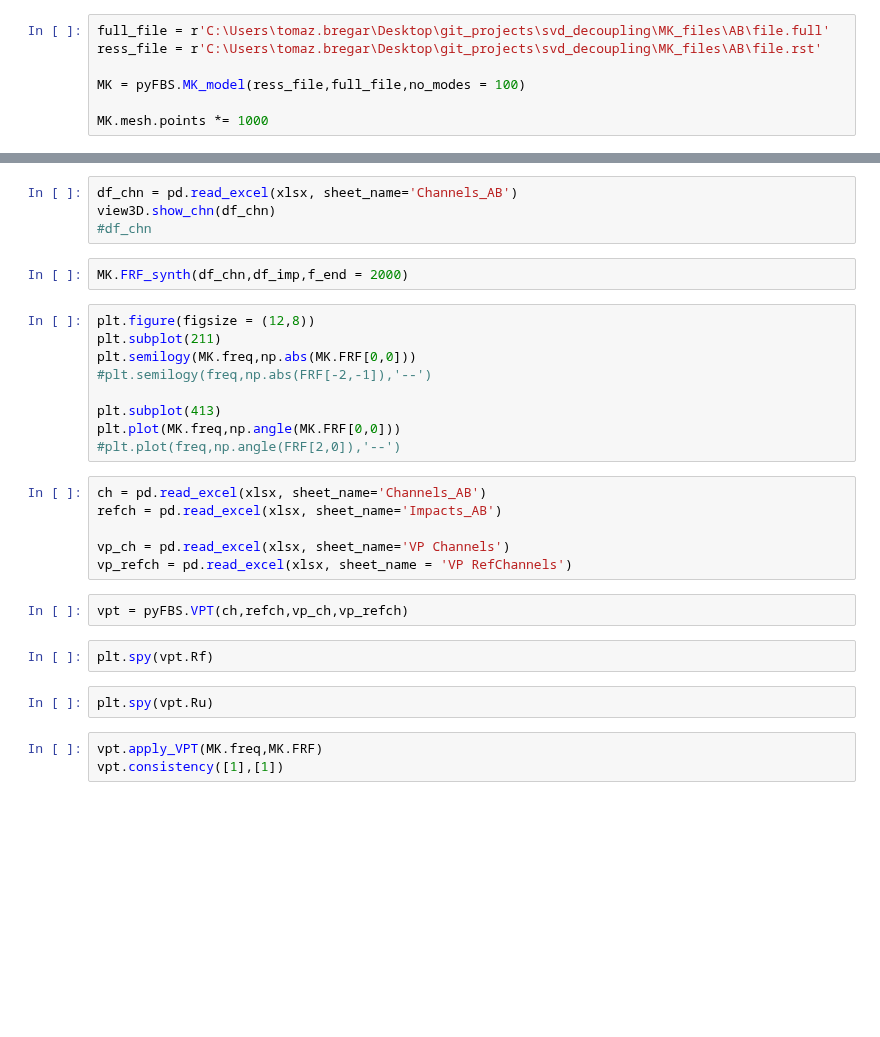
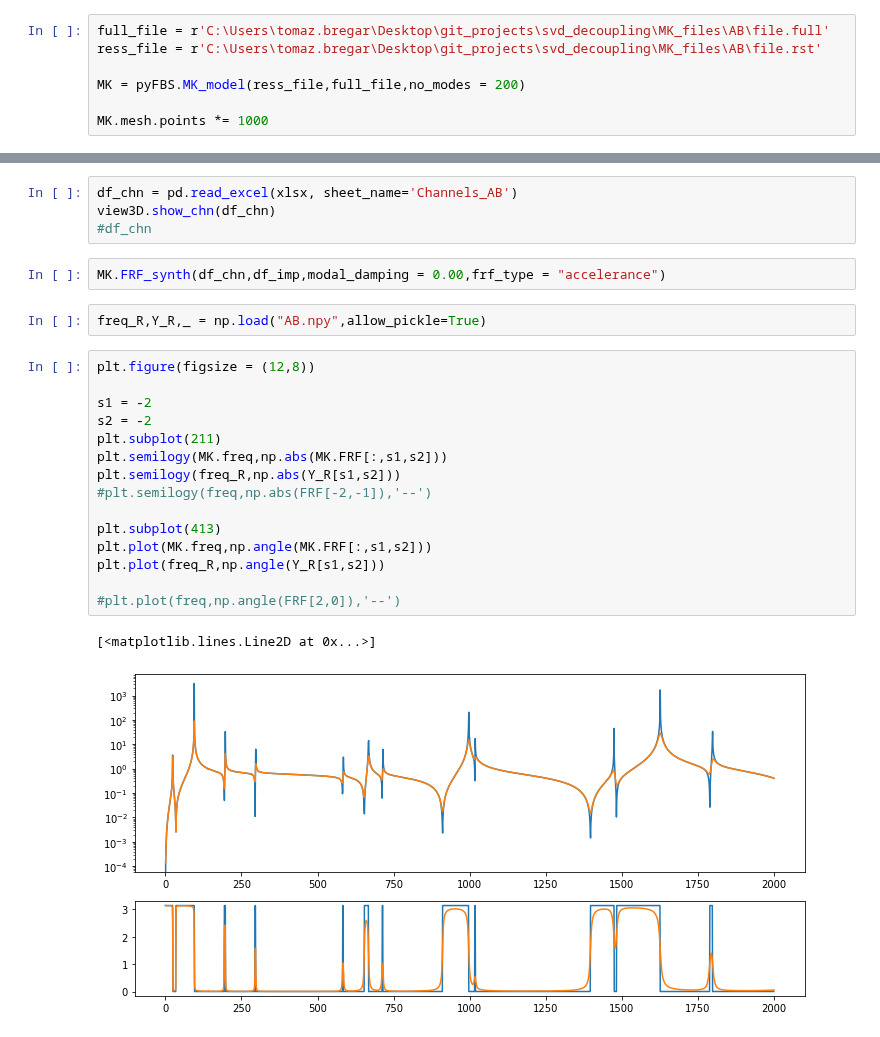
Before and after one commit to yannikmadeheim-del/pyFBS-nonlinear, a Jupyter notebook: examples/MCK_Engine_mount.ipynb, the cells around one changed output, grey strips where cells are left out. Saved outputs shown, nothing was run; the diff lists cells and outputs as text; blank space fills up the shorter version.

```diff
--- a/examples/MCK_Engine_mount.ipynb
+++ b/examples/MCK_Engine_mount.ipynb
@@ -24,7 +24,7 @@ xlsx = r'C:\Users\tomaz.bregar\Desktop\git_projects\svd_decoupling\MK_files\GEO_
 full_file = r'C:\Users\tomaz.bregar\Desktop\git_projects\svd_decoupling\MK_files\AB\file.full'
 ress_file = r'C:\Users\tomaz.bregar\Desktop\git_projects\svd_decoupling\MK_files\AB\file.rst'
 
-MK = pyFBS.MK_model(ress_file,full_file,no_modes = 100)
+MK = pyFBS.MK_model(ress_file,full_file,no_modes = 200)
 
 MK.mesh.points *= 1000
 # %%
@@ -78,28 +69,24 @@ df_chn = pd.read_excel(xlsx, sheet_name='Channels_AB')
 view3D.show_chn(df_chn)
 #df_chn
 # %%
-MK.FRF_synth(df_chn,df_imp,f_end = 2000)
+MK.FRF_synth(df_chn,df_imp,modal_damping = 0.00,frf_type = "accelerance")
+# %%
+freq_R,Y_R,_ = np.load("AB.npy",allow_pickle=True)
 # %%
 plt.figure(figsize = (12,8))
+
+s1 = -2
+s2 = -2
 plt.subplot(211)
-plt.semilogy(MK.freq,np.abs(MK.FRF[0,0]))
+plt.semilogy(MK.freq,np.abs(MK.FRF[:,s1,s2]))
+plt.semilogy(freq_R,np.abs(Y_R[s1,s2]))
 #plt.semilogy(freq,np.abs(FRF[-2,-1]),'--')
 
 plt.subplot(413)
-plt.plot(MK.freq,np.angle(MK.FRF[0,0]))
+plt.plot(MK.freq,np.angle(MK.FRF[:,s1,s2]))
+plt.plot(freq_R,np.angle(Y_R[s1,s2]))
+
 #plt.plot(freq,np.angle(FRF[2,0]),'--')
+# %% [output]
+[<matplotlib.lines.Line2D at 0x...>]
+[figure, added]
-# %%
-ch = pd.read_excel(xlsx, sheet_name='Channels_AB')
-refch = pd.read_excel(xlsx, sheet_name='Impacts_AB')
-
-vp_ch = pd.read_excel(xlsx, sheet_name='VP Channels')
-vp_refch = pd.read_excel(xlsx, sheet_name = 'VP RefChannels')
-# %%
-vpt = pyFBS.VPT(ch,refch,vp_ch,vp_refch)
-# %%
-plt.spy(vpt.Rf)
-# %%
-plt.spy(vpt.Ru)
-# %%
-vpt.apply_VPT(MK.freq,MK.FRF)
-vpt.consistency([1],[1])
```
Also changed, not shown: parts of 11 cells of this notebook, 5 other files.
